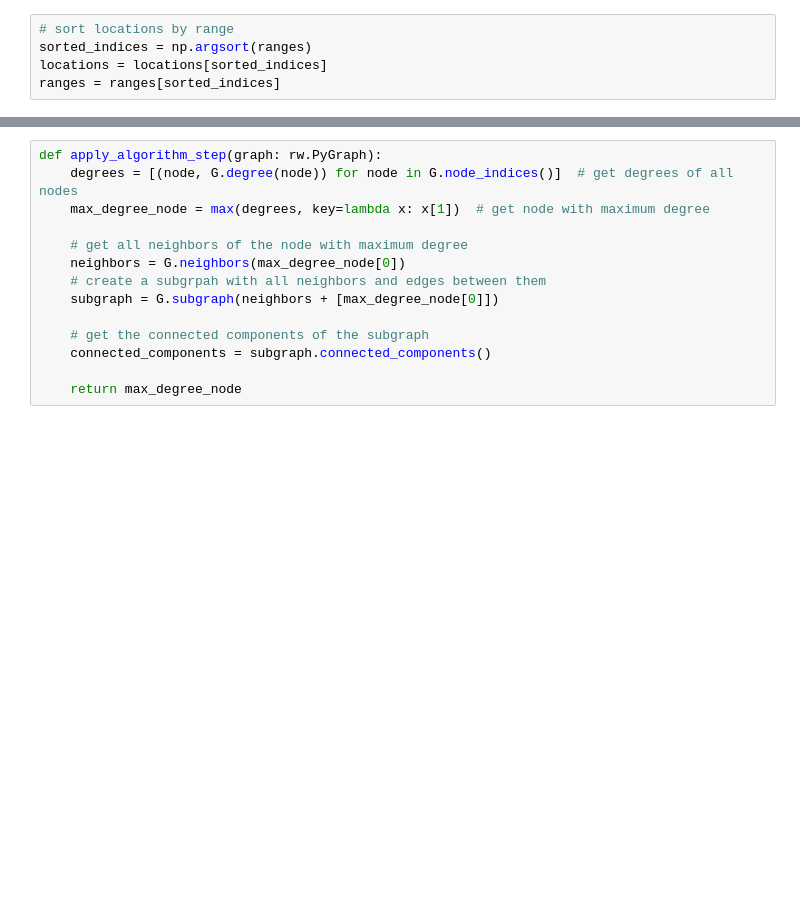
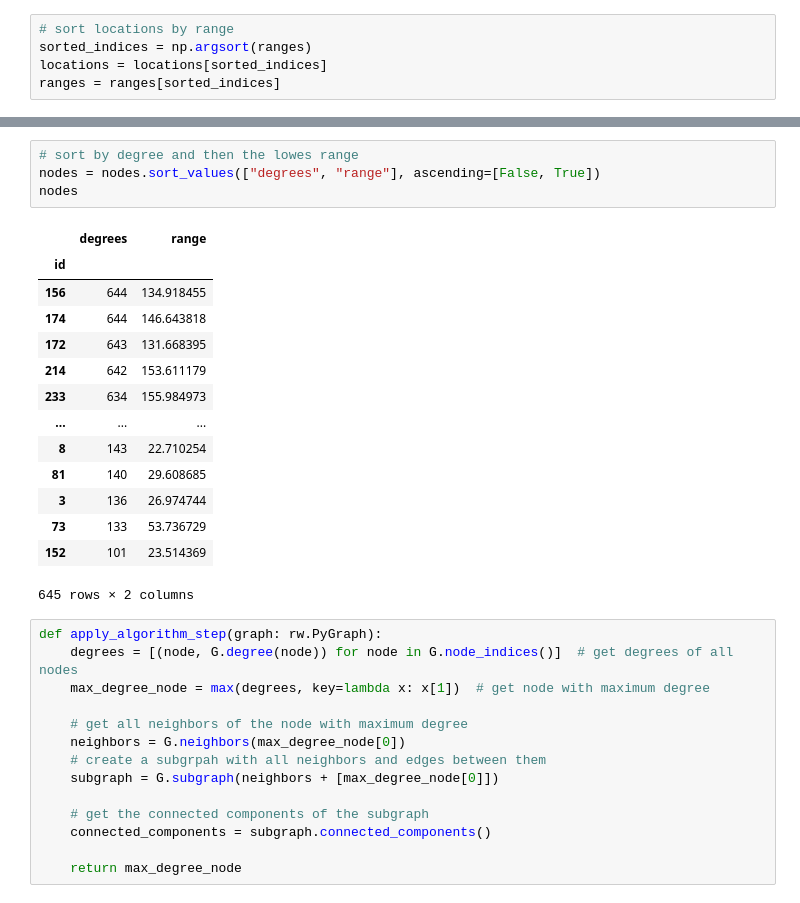
Before and after one commit to justuskilianwolff/ev-station-solver, a Jupyter notebook: test.ipynb, the cells around one changed output, grey strips where cells are left out. Drawn from its saved outputs; the diff is of its cells as text; blank space fills up the shorter version.

```diff
--- a/test.ipynb
+++ b/test.ipynb
@@ -107,3 +130,22 @@ G = rw.PyGraph().from_adjacency_matrix(reachibility_matrix.astype(float))  # cre
+# %%
+# sort by degree and then the lowes range
+nodes = nodes.sort_values(["degrees", "range"], ascending=[False, True])
+nodes
+# %% [output]
+|  | degrees | range |
+| id |  |  |
+| 156 | 644 | 134.918455 |
+| 174 | 644 | 146.643818 |
+| 172 | 643 | 131.668395 |
+| 214 | 642 | 153.611179 |
+| 233 | 634 | 155.984973 |
+| ... | ... | ... |
+| 8 | 143 | 22.710254 |
+| 81 | 140 | 29.608685 |
+| 3 | 136 | 26.974744 |
+| 73 | 133 | 53.736729 |
+| 152 | 101 | 23.514369 |
+645 rows × 2 columns
 # %%
 def apply_algorithm_step(graph: rw.PyGraph):
     degrees = [(node, G.degree(node)) for node in G.node_indices()]  # get degrees of all nodes
```
Also changed, not shown: parts of 19 cells of this notebook, 3 other files.
